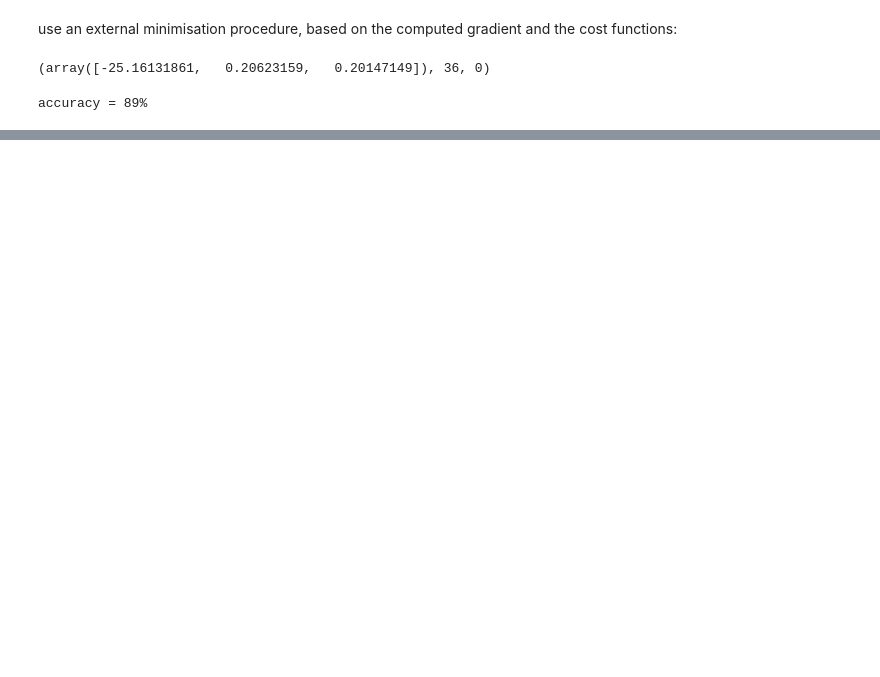
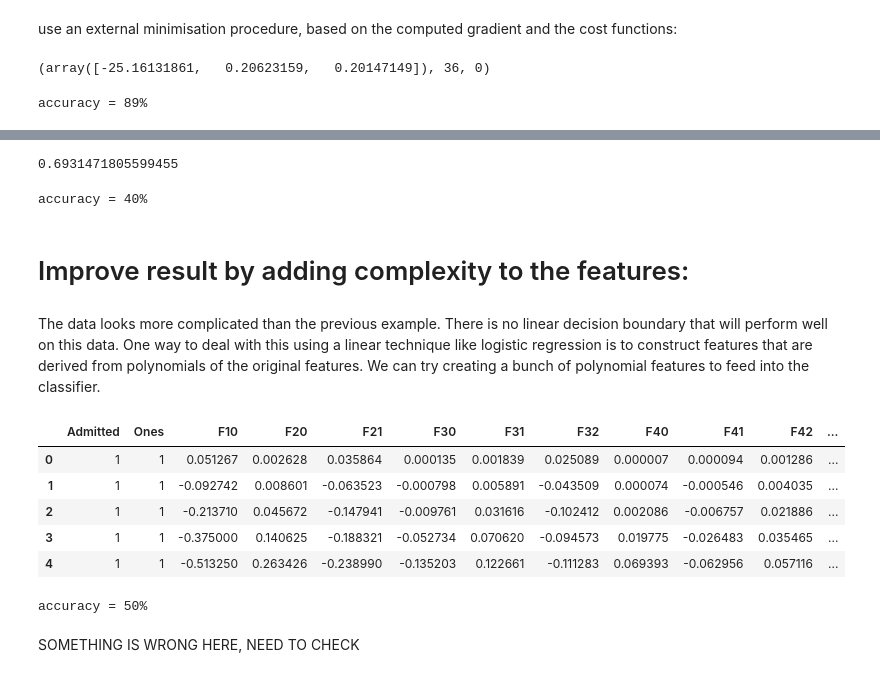
Before and after one commit to crangelsmith/MLCourseraExercises, a Jupyter notebook: jupyter/LogisticRegressionEx2.ipynb, the cells around one changed output, grey strips where cells are left out. Drawn from its saved outputs; the diff is of its cells as text; code cells hidden in the pictures; blank space fills up the shorter version.

Commit message:
adding logistic regression

```diff
--- a/jupyter/LogisticRegressionEx2.ipynb
+++ b/jupyter/LogisticRegressionEx2.ipynb
@@ -189,0 +156,4 @@ plt.show()
+# %%
+path = "../data/ex2data2"
+data2 = pd.read_csv(path, header=None, names=['Exam 1', 'Exam 2', 'Admitted'])
+data2.head()
@@ -189,0 +207,18 @@ plt.show()
+# %%
+data2.insert(3, 'Ones', 1)
+# %%
+# set X and y (remember from above that we moved the label to column 0)
+cols = data2.shape[1]
+X2 = data2.iloc[:,1:cols]
+y2 = data2.iloc[:,0:1]
+
+# convert to numpy arrays and initalize the parameter array theta
+X2 = np.array(X2.values)
+y2 = np.array(y2.values)
+theta2 = np.zeros(3)
+
+learningRate = 1
+
+computeCostReg(theta2, X2, y2, learningRate)
+# %% [output]
+0.6931471805599455
@@ -189,0 +228,32 @@ plt.show()
+# %%
+theta_min = np.matrix(result[0])
+predictions = predict(theta_min, X2)
+correct = [1 if ((a == 1 and b == 1) or (a == 0 and b == 0)) else 0 for (a, b) in zip(predictions, y)]
+accuracy = (sum(map(int, correct)) % len(correct))
+print 'accuracy = {0}%'.format(accuracy)
+# %% [output]
+accuracy = 40%
+# %% [markdown]
+# Improve result by adding complexity to the features:
+# %% [markdown]
+The data looks more complicated than the previous example. There is no linear decision boundary that will perform well on this data. One way to deal with this using a linear technique like logistic regression is to construct features that are derived from polynomials of the original features. We can try creating a bunch of polynomial features to feed into the classifier.
+# %%
+degree = 5
+x1 = data2['Exam 1']
+x2 = data2['Exam 2']
+
+for i in range(1, degree):
+    for j in range(0, i):
+        data2['F' + str(i) + str(j)] = np.power(x1, i-j) * np.power(x2, j)
+
+data2.drop('Exam 1', axis=1, inplace=True)
+data2.drop('Exam 2', axis=1, inplace=True)
+
+data2.head()
+# %% [output]
+|  | Admitted | Ones | F10 | F20 | F21 | F30 | F31 | F32 | F40 | F41 | F42 | ... |
+| 0 | 1 | 1 | 0.051267 | 0.002628 | 0.035864 | 0.000135 | 0.001839 | 0.025089 | 0.000007 | 0.000094 | 0.001286 | ... |
+| 1 | 1 | 1 | -0.092742 | 0.008601 | -0.063523 | -0.000798 | 0.005891 | -0.043509 | 0.000074 | -0.000546 | 0.004035 | ... |
+| 2 | 1 | 1 | -0.213710 | 0.045672 | -0.147941 | -0.009761 | 0.031616 | -0.102412 | 0.002086 | -0.006757 | 0.021886 | ... |
+| 3 | 1 | 1 | -0.375000 | 0.140625 | -0.188321 | -0.052734 | 0.070620 | -0.094573 | 0.019775 | -0.026483 | 0.035465 | ... |
+| 4 | 1 | 1 | -0.513250 | 0.263426 | -0.238990 | -0.135203 | 0.122661 | -0.111283 | 0.069393 | -0.062956 | 0.057116 | ... |
@@ -189,0 +272,12 @@ plt.show()
+# %%
+learningRate =2
+result_complex = opt.fmin_tnc(func=computeCostReg, x0=theta2, fprime=gradientReg, args=(X2, y2,learningRate))
+theta_min = np.matrix(result_complex[0])
+predictions = predict(theta_min, X2)
+correct = [1 if ((a == 1 and b == 1) or (a == 0 and b == 0)) else 0 for (a, b) in zip(predictions, y)]
+accuracy = (sum(map(int, correct)) % len(correct))
+print 'accuracy = {0}%'.format(accuracy)
+# %% [output]
+accuracy = 50%
+# %% [markdown]
+SOMETHING IS WRONG HERE, NEED TO CHECK
```
Also changed, not shown: parts of 13 cells of this notebook.
